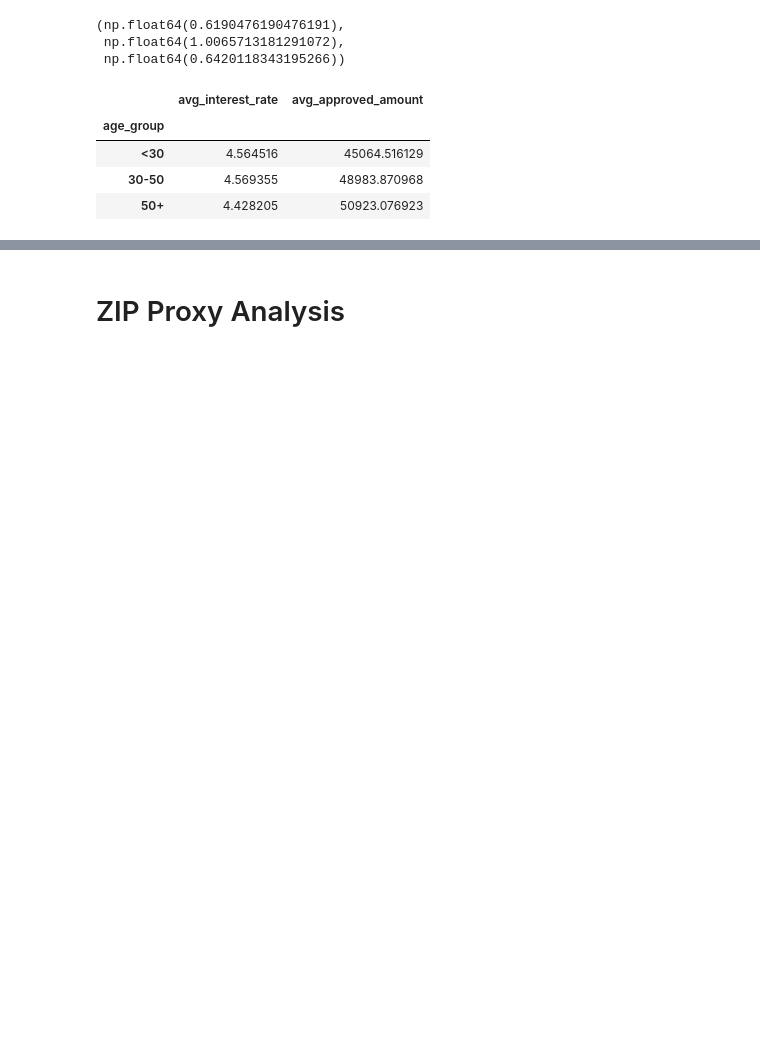
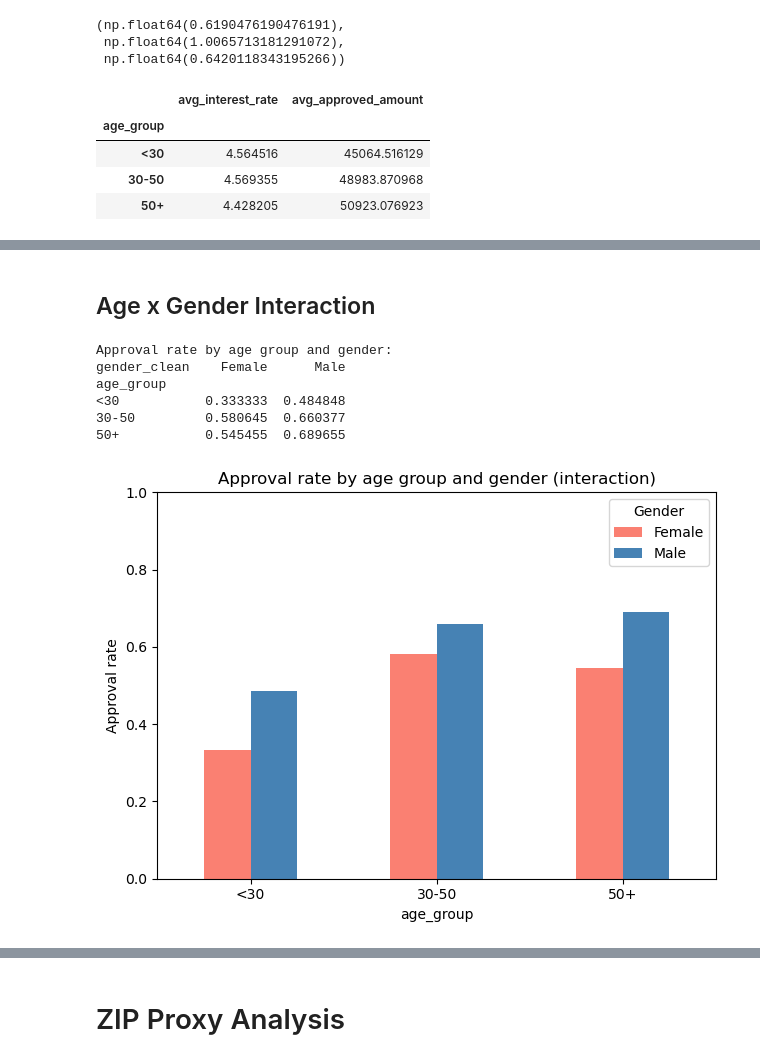
Before and after one commit to LennSchneidewind-67548/dego-project-team14, a Jupyter notebook: notebooks/02-bias-analysis.ipynb, the cells around one changed output, grey strips where cells are left out. Cells and saved outputs as stored; diff of their text form; code cells hidden in the pictures; blank space fills up the shorter version.

```diff
--- a/notebooks/02-bias-analysis.ipynb
+++ b/notebooks/02-bias-analysis.ipynb
@@ -235,0 +373,28 @@ During this step, any invalid or missing dates were converted to `NaT`, which me
+# %% [markdown]
+## Age x Gender Interaction
+# %%
+age_gender_approval = (
+    df[mask & df['age_group'].notna()]
+      .groupby(['age_group', 'gender_clean'], observed=False)[decision_col]
+      .mean()
+      .unstack()
+)
+
+print("Approval rate by age group and gender:")
+print(age_gender_approval)
+
+age_gender_approval.plot(kind='bar', rot=0, color=['salmon', 'steelblue'])
+plt.ylabel('Approval rate')
+plt.title('Approval rate by age group and gender (interaction)')
+plt.ylim(0, 1)
+plt.legend(title='Gender')
+plt.tight_layout()
+plt.show()
+# %% [output]
+Approval rate by age group and gender:
+gender_clean    Female      Male
+age_group
+<30           0.333333  0.484848
+30-50         0.580645  0.660377
+50+           0.545455  0.689655
+[figure, added]
```
Also changed, not shown: parts of 22 cells of this notebook.
